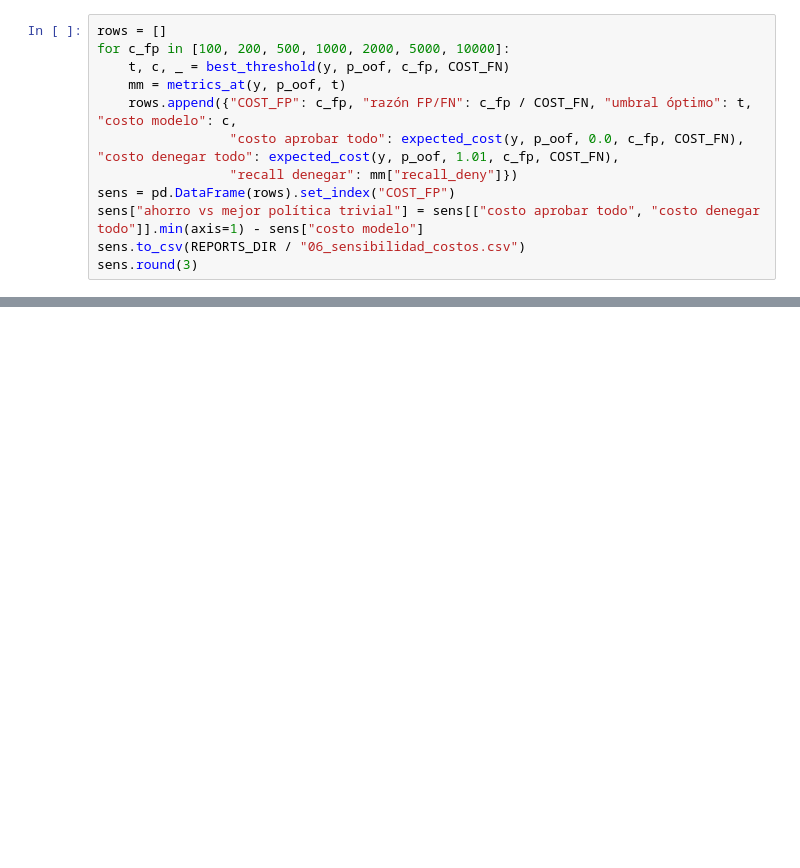
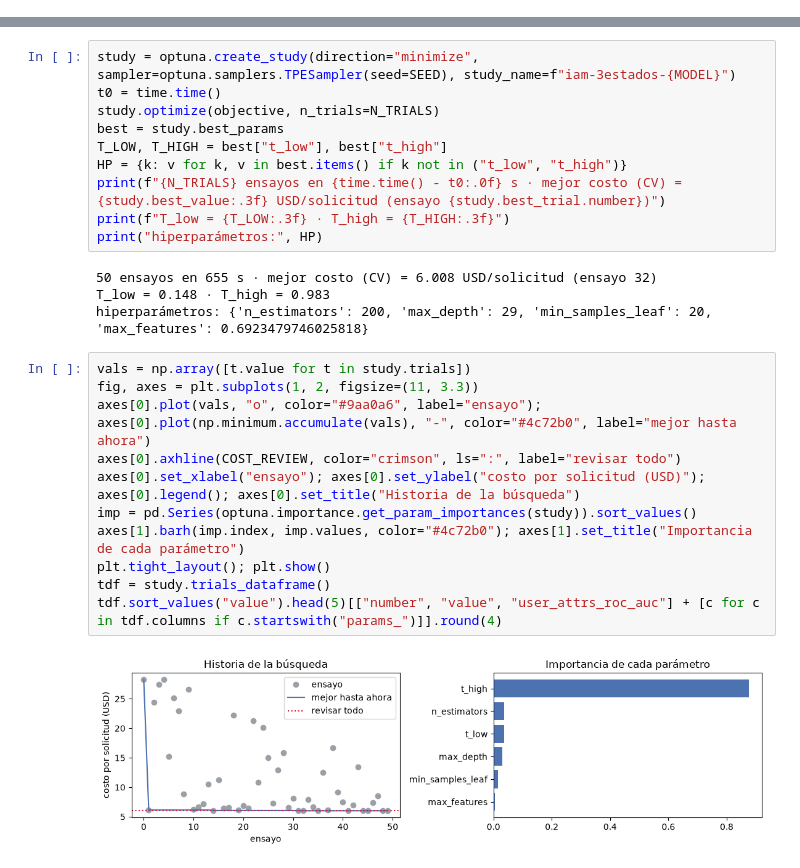
Before and after one commit to danielg7v/laboratorio-avanzado-iam, a Jupyter notebook: notebooks/06_optimizacion_optuna.ipynb, the cells around one changed output, grey strips where cells are left out. Cells and saved outputs as stored; diff of their text form; blank space fills up the shorter version.

Commit message:
Implementacion de politica de 3 estados, recalibracion de costos y exportacion de model.joblib
Co-Authored-By: Claude Sonnet 5.5 <noreply@anthropic.com>

```diff
--- a/notebooks/06_optimizacion_optuna.ipynb
+++ b/notebooks/06_optimizacion_optuna.ipynb
@@ -216,12 +0,0 @@ Como los costos no son medidos, se recalcula el umbral óptimo para distintas ra
-# %%
-rows = []
-for c_fp in [100, 200, 500, 1000, 2000, 5000, 10000]:
-    t, c, _ = best_threshold(y, p_oof, c_fp, COST_FN)
-    mm = metrics_at(y, p_oof, t)
-    rows.append({"COST_FP": c_fp, "razón FP/FN": c_fp / COST_FN, "umbral óptimo": t, "costo modelo": c,
-                 "costo aprobar todo": expected_cost(y, p_oof, 0.0, c_fp, COST_FN), "costo denegar todo": expected_cost(y, p_oof, 1.01, c_fp, COST_FN),
-                 "recall denegar": mm["recall_deny"]})
-sens = pd.DataFrame(rows).set_index("COST_FP")
-sens["ahorro vs mejor política trivial"] = sens[["costo aprobar todo", "costo denegar todo"]].min(axis=1) - sens["costo modelo"]
-sens.to_csv(REPORTS_DIR / "06_sensibilidad_costos.csv")
-sens.round(3)
@@ -286,0 +82,27 @@ probabilidades de ejemplo: [0.926 0.995 1.    1.    1.   ] → decisión: ['dene
+# %%
+study = optuna.create_study(direction="minimize", sampler=optuna.samplers.TPESampler(seed=SEED), study_name=f"iam-3estados-{MODEL}")
+t0 = time.time()
+study.optimize(objective, n_trials=N_TRIALS)
+best = study.best_params
+T_LOW, T_HIGH = best["t_low"], best["t_high"]
+HP = {k: v for k, v in best.items() if k not in ("t_low", "t_high")}
+print(f"{N_TRIALS} ensayos en {time.time() - t0:.0f} s · mejor costo (CV) = {study.best_value:.3f} USD/solicitud (ensayo {study.best_trial.number})")
+print(f"T_low = {T_LOW:.3f} · T_high = {T_HIGH:.3f}")
+print("hiperparámetros:", HP)
+# %% [output]
+50 ensayos en 655 s · mejor costo (CV) = 6.008 USD/solicitud (ensayo 32)
+T_low = 0.148 · T_high = 0.983
+hiperparámetros: {'n_estimators': 200, 'max_depth': 29, 'min_samples_leaf': 20, 'max_features': 0.6923479746025818}
+# %%
+vals = np.array([t.value for t in study.trials])
+fig, axes = plt.subplots(1, 2, figsize=(11, 3.3))
+axes[0].plot(vals, "o", color="#9aa0a6", label="ensayo"); axes[0].plot(np.minimum.accumulate(vals), "-", color="#4c72b0", label="mejor hasta ahora")
+axes[0].axhline(COST_REVIEW, color="crimson", ls=":", label="revisar todo")
+axes[0].set_xlabel("ensayo"); axes[0].set_ylabel("costo por solicitud (USD)"); axes[0].legend(); axes[0].set_title("Historia de la búsqueda")
+imp = pd.Series(optuna.importance.get_param_importances(study)).sort_values()
+axes[1].barh(imp.index, imp.values, color="#4c72b0"); axes[1].set_title("Importancia de cada parámetro")
+plt.tight_layout(); plt.show()
+tdf = study.trials_dataframe()
+tdf.sort_values("value").head(5)[["number", "value", "user_attrs_roc_auc"] + [c for c in tdf.columns if c.startswith("params_")]].round(4)
+# %% [output]
+[figure, added]
```
Also changed, not shown: parts of 45 cells of this notebook, 16 other files.
